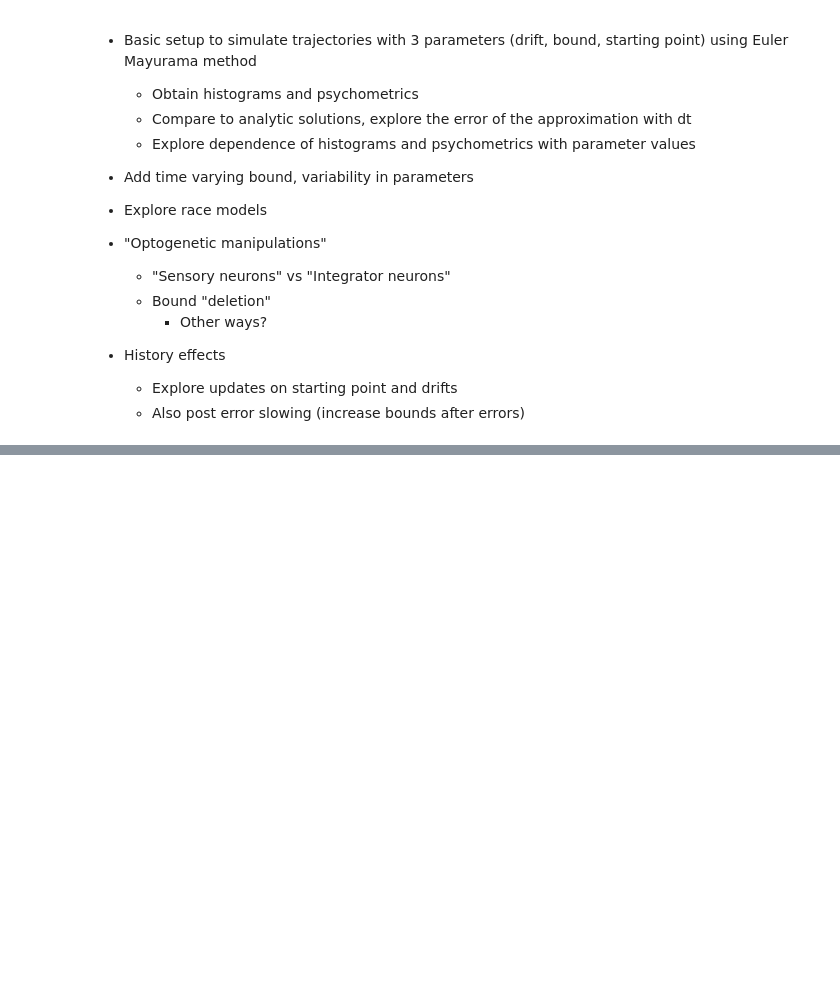
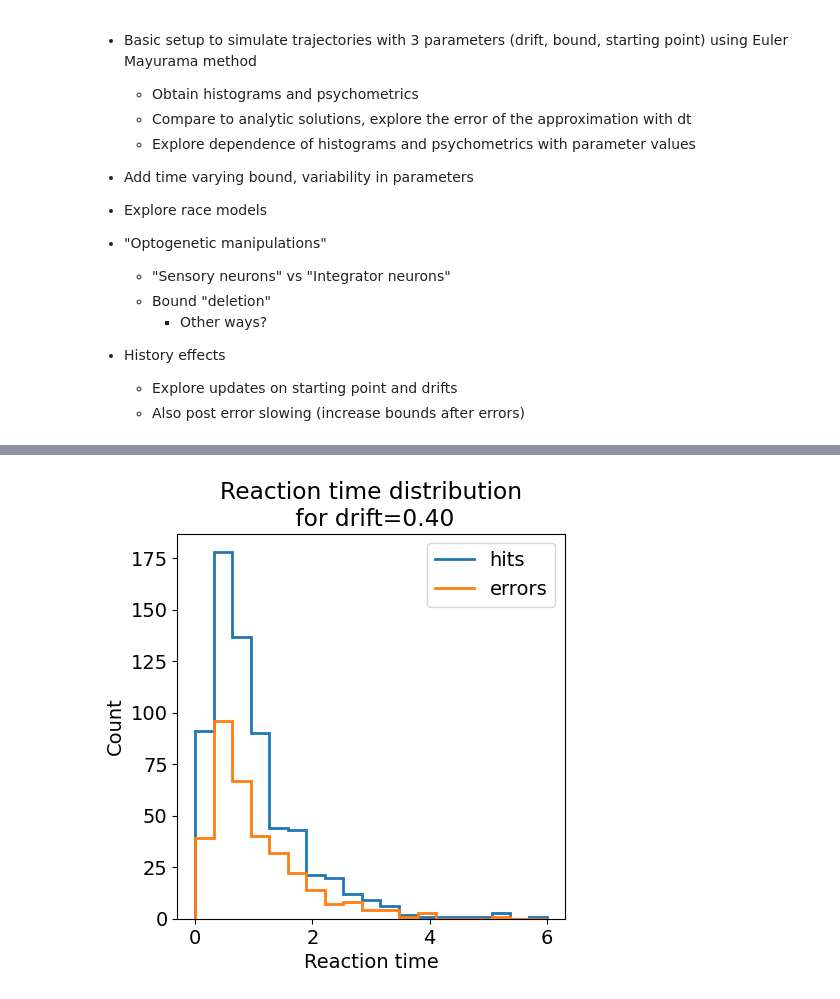
Before and after one commit to I-Pica/indp22-ddm-simulation-project, a Jupyter notebook: code/marco-sim-ddm.ipynb, the cells around one changed output, grey strips where cells are left out. Saved outputs shown, nothing was run; the diff lists cells and outputs as text; code cells hidden in the pictures; blank space fills up the shorter version.

```diff
--- a/code/marco-sim-ddm.ipynb
+++ b/code/marco-sim-ddm.ipynb
@@ -57,7 +61,7 @@ mu_list = 2*np.linspace(-1, 1, n_mu)
 z_list = 0*np.concatenate((-np.ones((10,)),\
                               np.zeros((1,)),\
                               np.ones((10,))))
-b = 0.01
+b = 0.0
 # Preallocate results
 S_list = []
 hits_list = []
@@ -69,3 +73,16 @@ for i, mu in enumerate(mu_list):
     S_list.append(S)
     hits_list.append(hits)
     errs_list.append(errs)
+# %%
+# Plot the reaction time distributions for the hit and error trials, for example mu
+mu_i = 12 # example mu
+bins = np.linspace(0, 6, 20)
+
+hits = S_list[mu_i][hits_list[mu_i],1]
+errs = S_list[mu_i][errs_list[mu_i],1]
+
+ddm.plot_rt_hist(hits, errs, bins)
+plt.title('Reaction time distribution\n for drift={:.2f}'.format(mu_list[mu_i]))
+plt.show()
+# %% [output]
+[figure, added]
```
Also changed, not shown: parts of 4 cells of this notebook, 1 other file.
